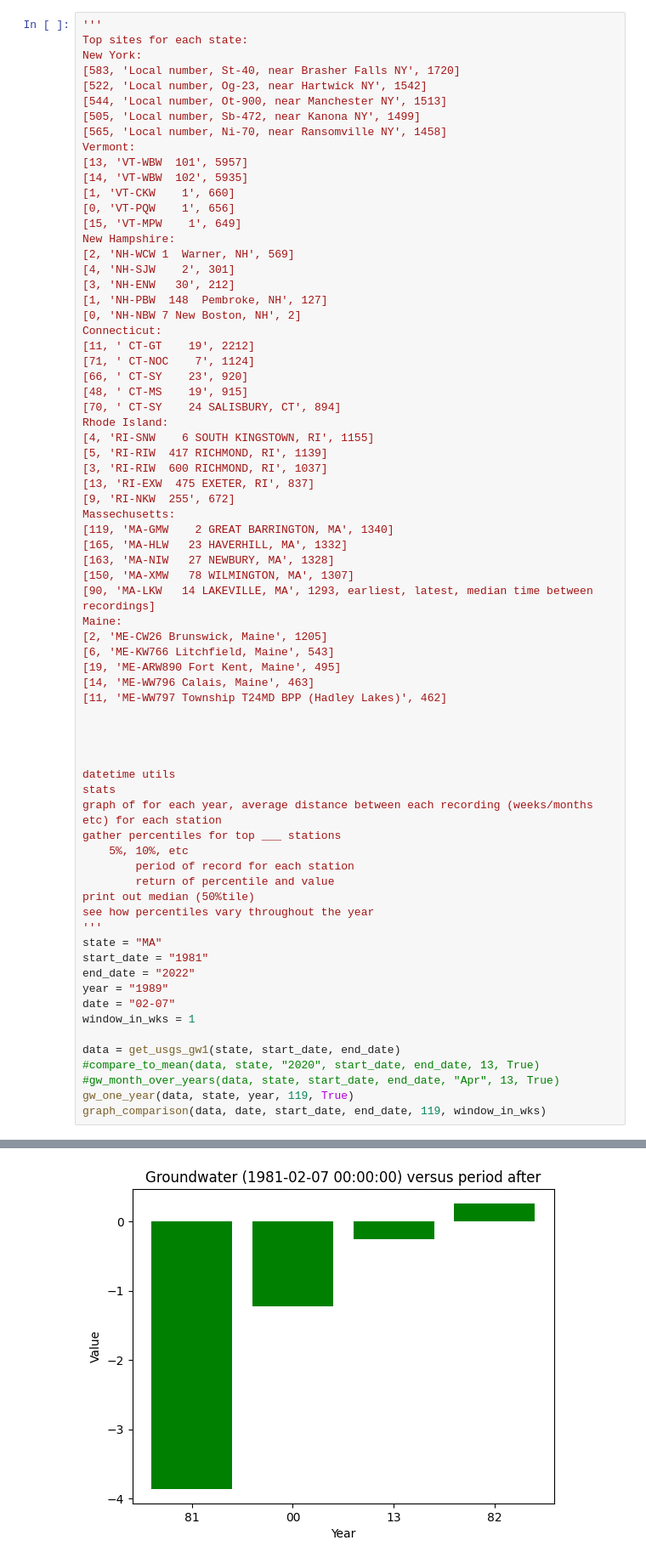
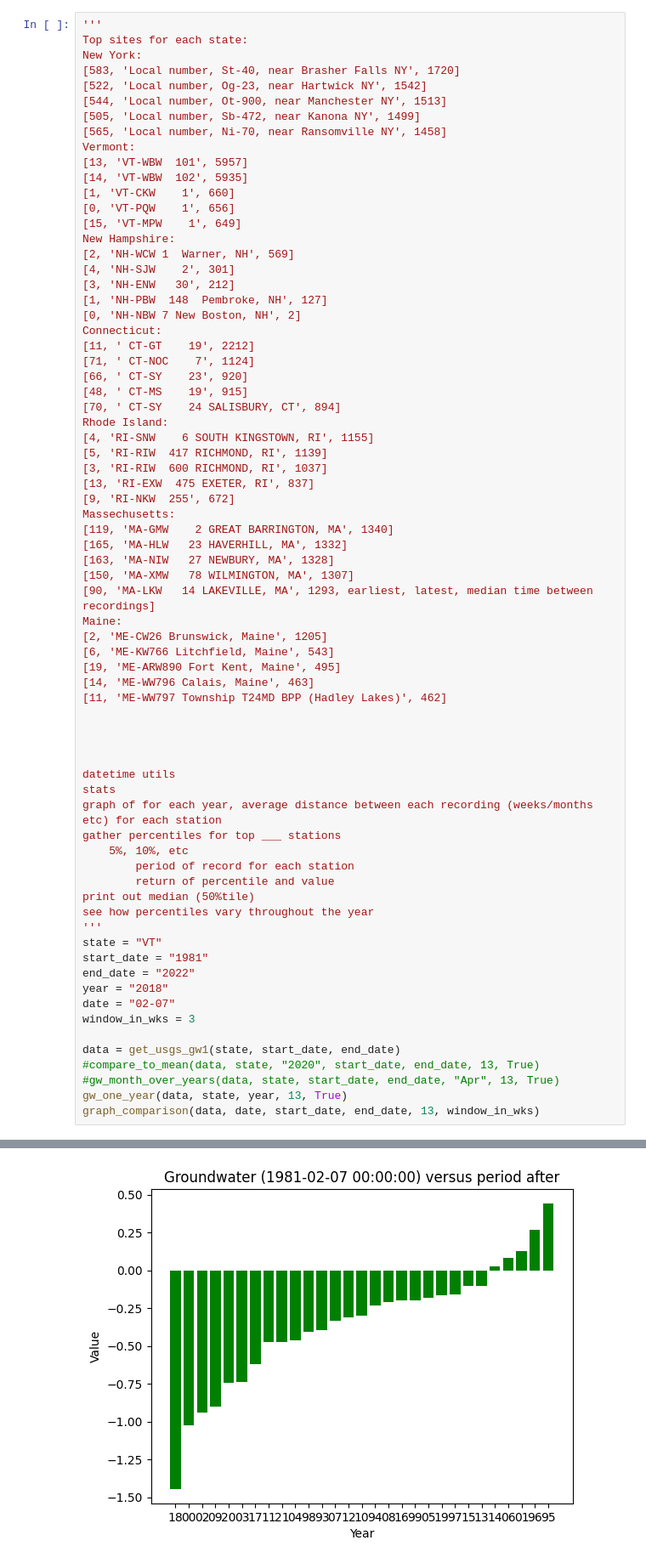
Before and after one commit to kschneider12/Cornell2024, a Jupyter notebook: test_journal.ipynb, the cells around one changed output, grey strips where cells are left out. Shown: that part at 85% size. Drawn from its saved outputs; the diff is of its cells as text.

```diff
--- a/test_journal.ipynb
+++ b/test_journal.ipynb
@@ -337,16 +377,16 @@ gather percentiles for top ___ stations
 print out median (50%tile)
 see how percentiles vary throughout the year
 '''
-state = "MA"
+state = "VT"
 start_date = "1981"
 end_date = "2022"
-year = "1989"
+year = "2018"
 date = "02-07"
-window_in_wks = 1
+window_in_wks = 3
 
 data = get_usgs_gw1(state, start_date, end_date)
 #compare_to_mean(data, state, "2020", start_date, end_date, 13, True)
 #gw_month_over_years(data, state, start_date, end_date, "Apr", 13, True)
-gw_one_year(data, state, year, 119, True)
-graph_comparison(data, date, start_date, end_date, 119, window_in_wks)
+gw_one_year(data, state, year, 13, True)
+graph_comparison(data, date, start_date, end_date, 13, window_in_wks)
 # %% [output]
@@ -359 +399 @@ Range of data set 2: 1981-02-15 00:00:00 - 1981-03-01 00:00:00
-[figure, old version]
+[figure, new version]
```
Also changed, not shown: parts of 5 cells of this notebook.
